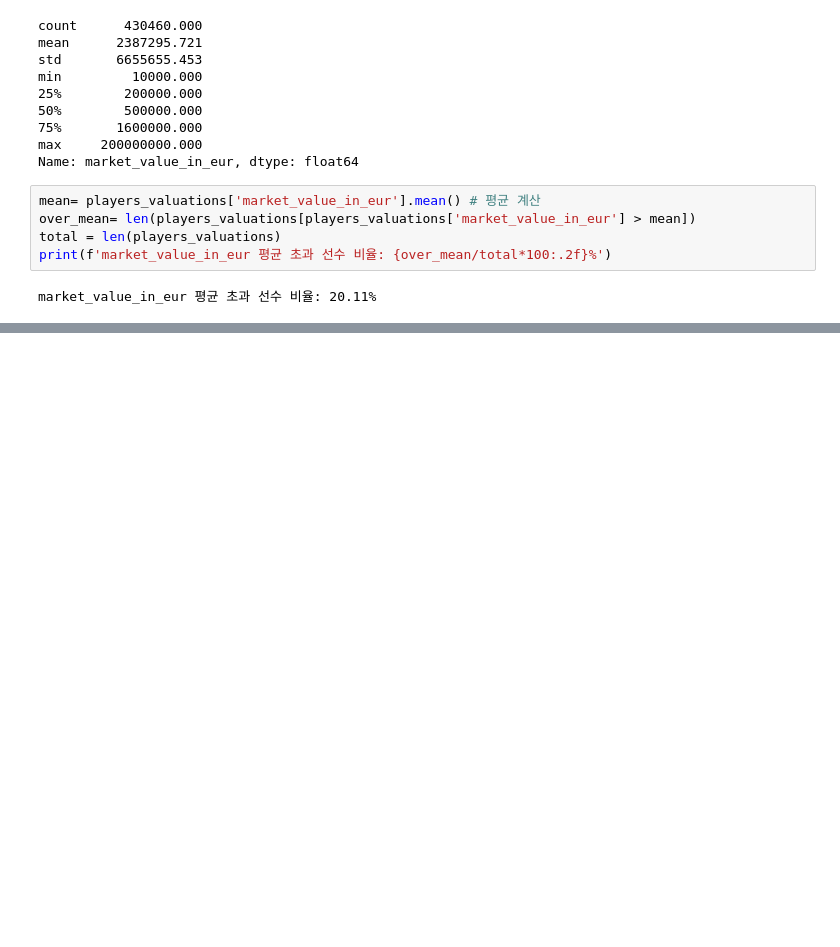
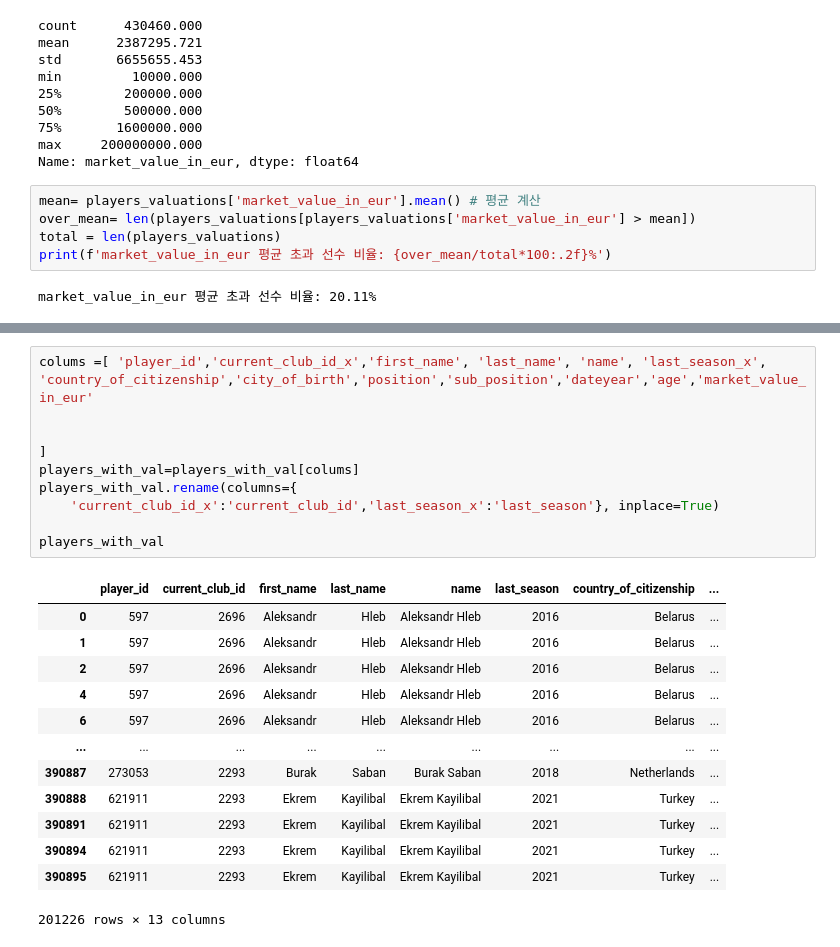
Before and after one commit to som01212/start, a Jupyter notebook: practice_pandas.ipynb, the cells around one changed output, grey strips where cells are left out. Drawn from its saved outputs; the diff is of its cells as text; blank space fills up the shorter version.

```diff
--- a/practice_pandas.ipynb
+++ b/practice_pandas.ipynb
@@ -459,0 +518,25 @@ market_value_in_eur 평균 초과 선수 비율: 20.11%
+# %%
+colums =[ 'player_id','current_club_id_x','first_name', 'last_name', 'name', 'last_season_x',
+'country_of_citizenship','city_of_birth','position','sub_position','dateyear','age','market_value_in_eur'
+
+
+]
+players_with_val=players_with_val[colums]
+players_with_val.rename(columns={
+    'current_club_id_x':'current_club_id','last_season_x':'last_season'}, inplace=True)
+
+players_with_val
+# %% [output]
+|  | player_id | current_club_id | first_name | last_name | name | last_season | country_of_citizenship | ... |
+| 0 | 597 | 2696 | Aleksandr | Hleb | Aleksandr Hleb | 2016 | Belarus | ... |
+| 1 | 597 | 2696 | Aleksandr | Hleb | Aleksandr Hleb | 2016 | Belarus | ... |
+| 2 | 597 | 2696 | Aleksandr | Hleb | Aleksandr Hleb | 2016 | Belarus | ... |
+| 4 | 597 | 2696 | Aleksandr | Hleb | Aleksandr Hleb | 2016 | Belarus | ... |
+| 6 | 597 | 2696 | Aleksandr | Hleb | Aleksandr Hleb | 2016 | Belarus | ... |
+| ... | ... | ... | ... | ... | ... | ... | ... | ... |
+| 390887 | 273053 | 2293 | Burak | Saban | Burak Saban | 2018 | Netherlands | ... |
+| 390888 | 621911 | 2293 | Ekrem | Kayilibal | Ekrem Kayilibal | 2021 | Turkey | ... |
+| 390891 | 621911 | 2293 | Ekrem | Kayilibal | Ekrem Kayilibal | 2021 | Turkey | ... |
+| 390894 | 621911 | 2293 | Ekrem | Kayilibal | Ekrem Kayilibal | 2021 | Turkey | ... |
+| 390895 | 621911 | 2293 | Ekrem | Kayilibal | Ekrem Kayilibal | 2021 | Turkey | ... |
+201226 rows × 13 columns
```
Also changed, not shown: parts of 13 cells of this notebook.
